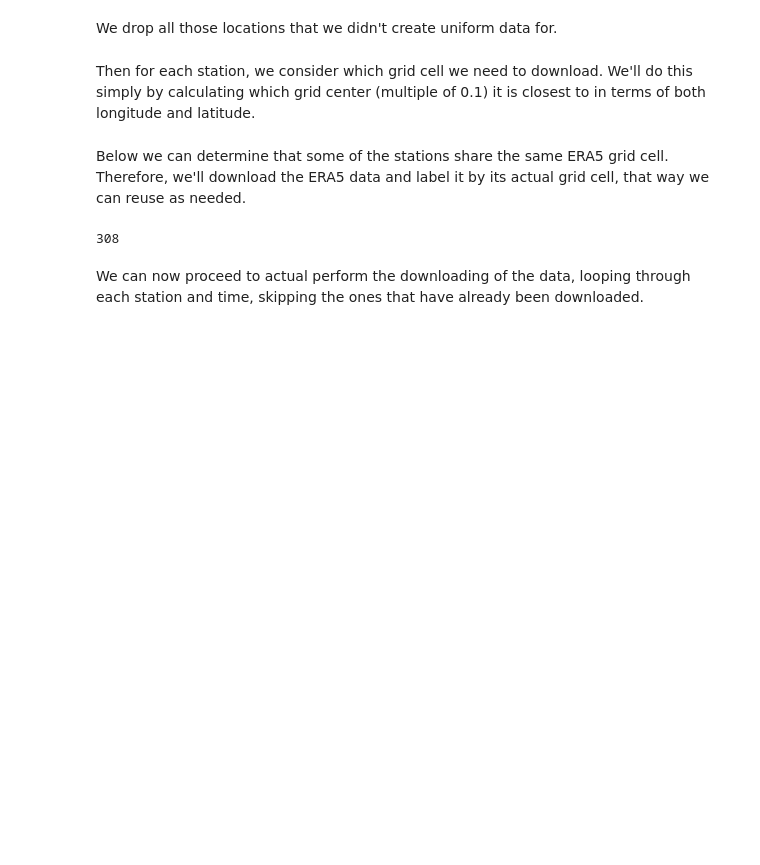
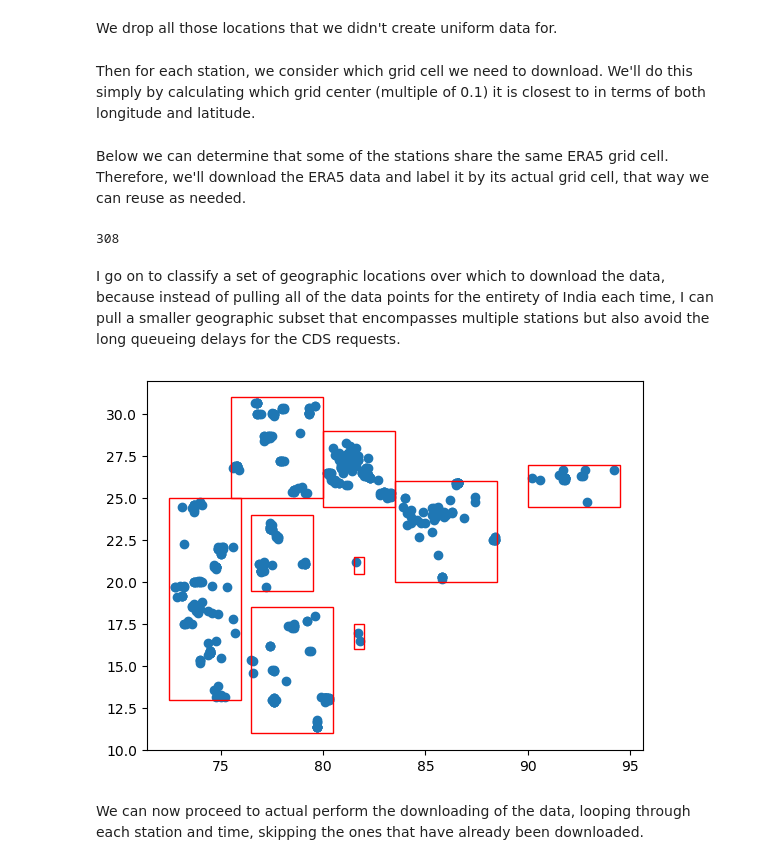
Before and after one commit to jesuslovesyiyi/Resilient_energy_network, a Jupyter notebook: data_preparation/era5_processing.ipynb, the cells around one changed output. Drawn from its saved outputs; the diff is of its cells as text; code cells hidden in the pictures; blank space fills up the shorter version.

```diff
--- a/data_preparation/era5_processing.ipynb
+++ b/data_preparation/era5_processing.ipynb
@@ -62,3 +64,17 @@ print(len(weather))
 308
 # %%
 locations.to_csv("../era5_locations.csv", index=False)
+# %% [markdown]
+I go on to classify a set of geographic locations over which to download the data, because instead of pulling all of the data points for the entirety of India each time, I can pull a smaller geographic subset that encompasses multiple stations but also avoid the long queueing delays for the CDS requests.
+# %%
+locations = pd.read_csv("../era5_locations.csv", index_col=False, parse_dates=['era_min_time', 'era_max_time'])
+x = locations['era_lon']
+y = locations['era_lat']
+fig, ax = plt.subplots()
+plt.scatter(x, y)
+
+regions = [[26, 83.5, 20, 88.5], [27, 90, 24.5, 94.5], [29, 80, 24.5, 83.5], [31, 75.5, 25, 80], [25, 72.5, 13, 76], [24, 76.5, 19.5, 79.5], [18.5, 76.5, 11, 80.5], [17.5, 81.5, 16, 82], [21.5, 81.5, 20.5, 82]] # North, West, South, East
+for region in regions:
+    ax.add_patch(patches.Rectangle((region[1], region[2]), region[3] - region[1], region[0] - region[2], edgecolor='r', facecolor='none'))
+# %% [output]
+[figure, added]
```
Also changed, not shown: parts of 20 cells of this notebook, 2 other files.
